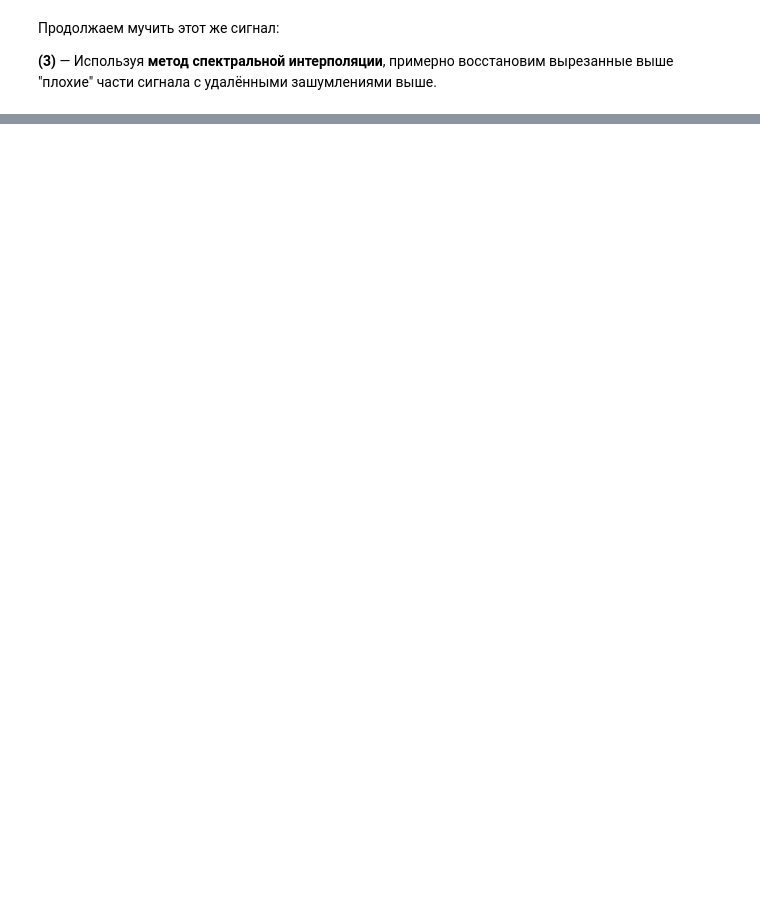
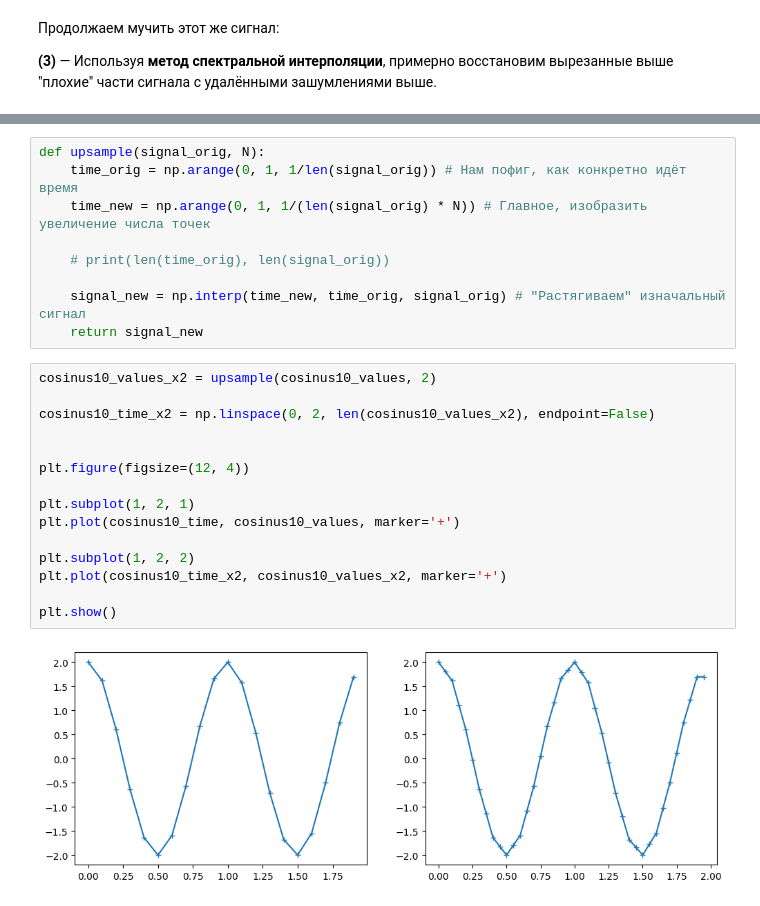
Before and after one commit to bakafox/digsigproc, a Jupyter notebook: Lab7/outliers.ipynb, the cells around one changed output, grey strips where cells are left out. Drawn from its saved outputs; the diff is of its cells as text; blank space fills up the shorter version.

```diff
--- a/Lab7/outliers.ipynb
+++ b/Lab7/outliers.ipynb
@@ -194,0 +224,26 @@ plt.show()
+# %%
+def upsample(signal_orig, N):
+    time_orig = np.arange(0, 1, 1/len(signal_orig)) # Нам пофиг, как конкретно идёт время
+    time_new = np.arange(0, 1, 1/(len(signal_orig) * N)) # Главное, изобразить увеличение числа точек
+
+    # print(len(time_orig), len(signal_orig))
+
+    signal_new = np.interp(time_new, time_orig, signal_orig) # "Растягиваем" изначальный сигнал
+    return signal_new
+# %%
+cosinus10_values_x2 = upsample(cosinus10_values, 2)
+
+cosinus10_time_x2 = np.linspace(0, 2, len(cosinus10_values_x2), endpoint=False)
+
+
+plt.figure(figsize=(12, 4))
+
+plt.subplot(1, 2, 1)
+plt.plot(cosinus10_time, cosinus10_values, marker='+')
+
+plt.subplot(1, 2, 2)
+plt.plot(cosinus10_time_x2, cosinus10_values_x2, marker='+')
+
+plt.show()
+# %% [output]
+[figure, added]
```
Also changed, not shown: parts of 21 cells of this notebook, 1 other file.
